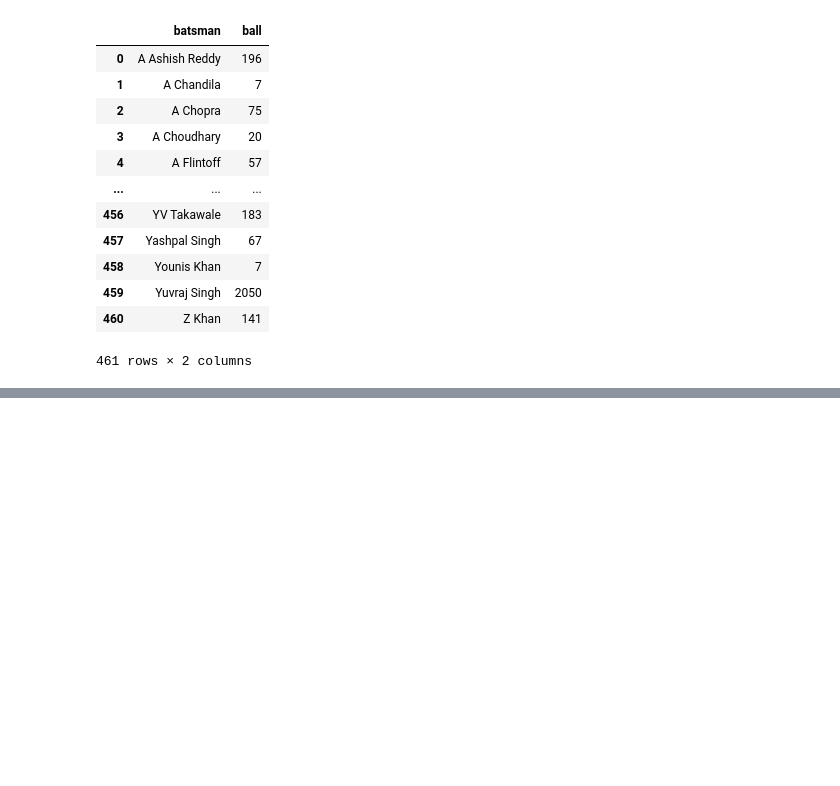
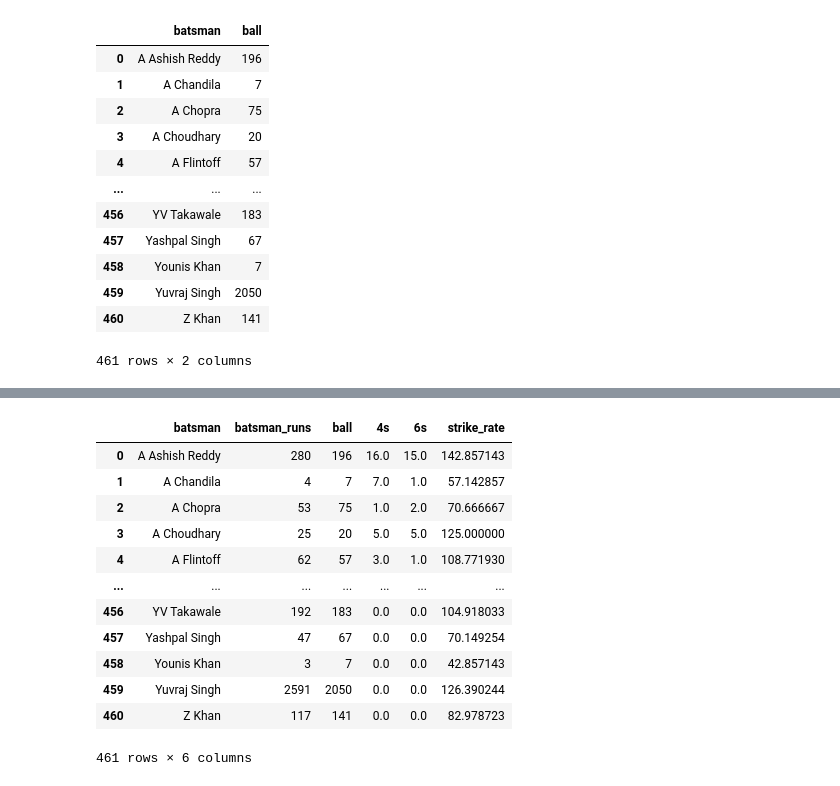
Before and after one commit to sheddyranking/IPL_Data_Analysis, a Jupyter notebook: deliveries_production.ipynb, the cells around one changed output, grey strips where cells are left out. Drawn from its saved outputs; the diff is of its cells as text; code cells hidden in the pictures; blank space fills up the shorter version.

```diff
--- a/deliveries_production.ipynb
+++ b/deliveries_production.ipynb
@@ -429,0 +430,18 @@ player
+# %%
+### strike_rate
+player['strike_rate'] =(player['batsman_runs']/player['ball'])*100
+player
+# %% [output]
+|  | batsman | batsman_runs | ball | 4s | 6s | strike_rate |
+| 0 | A Ashish Reddy | 280 | 196 | 16.0 | 15.0 | 142.857143 |
+| 1 | A Chandila | 4 | 7 | 7.0 | 1.0 | 57.142857 |
+| 2 | A Chopra | 53 | 75 | 1.0 | 2.0 | 70.666667 |
+| 3 | A Choudhary | 25 | 20 | 5.0 | 5.0 | 125.000000 |
+| 4 | A Flintoff | 62 | 57 | 3.0 | 1.0 | 108.771930 |
+| ... | ... | ... | ... | ... | ... | ... |
+| 456 | YV Takawale | 192 | 183 | 0.0 | 0.0 | 104.918033 |
+| 457 | Yashpal Singh | 47 | 67 | 0.0 | 0.0 | 70.149254 |
+| 458 | Younis Khan | 3 | 7 | 0.0 | 0.0 | 42.857143 |
+| 459 | Yuvraj Singh | 2591 | 2050 | 0.0 | 0.0 | 126.390244 |
+| 460 | Z Khan | 117 | 141 | 0.0 | 0.0 | 82.978723 |
+461 rows × 6 columns
```
Also changed, not shown: parts of 21 cells of this notebook.
